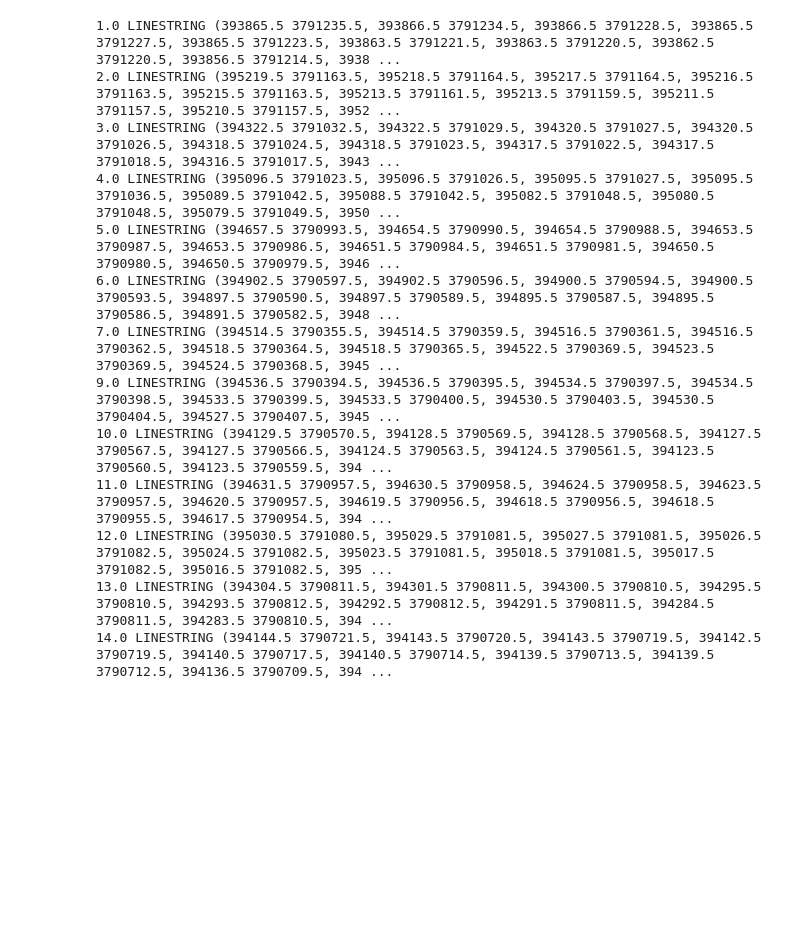
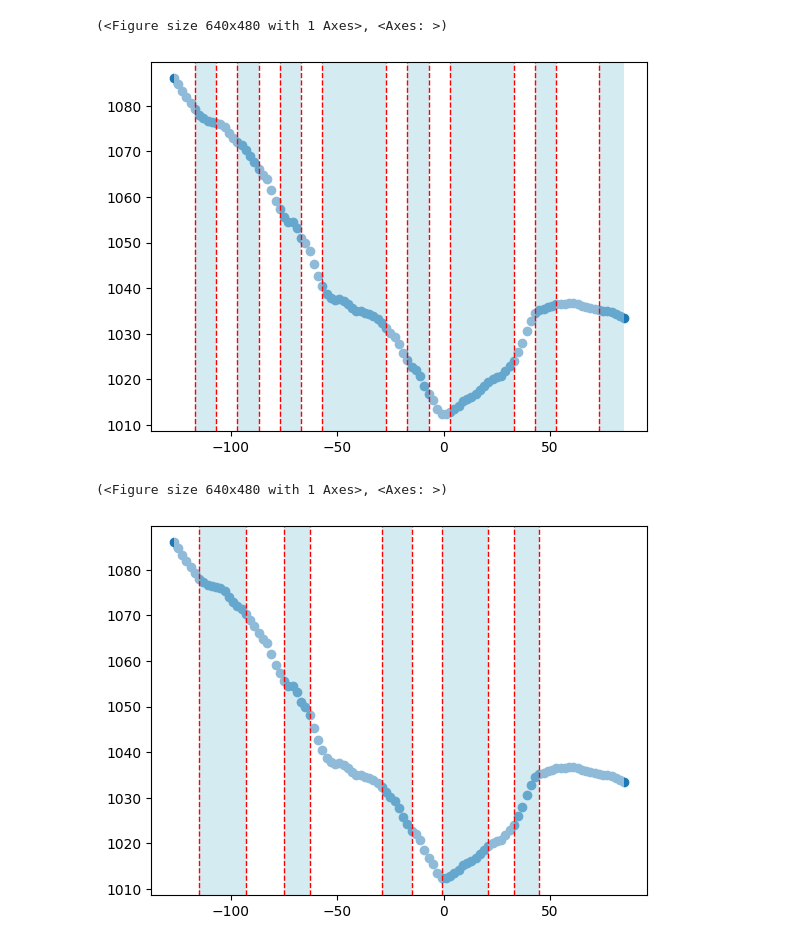
Before and after one commit to avkoehl/valleyx, a Jupyter notebook: notebooks/valleyfloor_test.ipynb, the cells around one changed output. Saved outputs shown, nothing was run; the diff lists cells and outputs as text; code cells hidden in the pictures; blank space fills up the shorter version.

```diff
--- a/notebooks/valleyfloor_test.ipynb
+++ b/notebooks/valleyfloor_test.ipynb
@@ -112,17 +65,0 @@ aligned_flowlines
-# %%
-for idx, val in aligned_flowlines.items():
-    print(idx, val)
-# %% [output]
-1.0 LINESTRING (393865.5 3791235.5, 393866.5 3791234.5, 393866.5 3791228.5, 393865.5 3791227.5, 393865.5 3791223.5, 393863.5 3791221.5, 393863.5 3791220.5, 393862.5 3791220.5, 393856.5 3791214.5, 3938 ...
-2.0 LINESTRING (395219.5 3791163.5, 395218.5 3791164.5, 395217.5 3791164.5, 395216.5 3791163.5, 395215.5 3791163.5, 395213.5 3791161.5, 395213.5 3791159.5, 395211.5 3791157.5, 395210.5 3791157.5, 3952 ...
-3.0 LINESTRING (394322.5 3791032.5, 394322.5 3791029.5, 394320.5 3791027.5, 394320.5 3791026.5, 394318.5 3791024.5, 394318.5 3791023.5, 394317.5 3791022.5, 394317.5 3791018.5, 394316.5 3791017.5, 3943 ...
-4.0 LINESTRING (395096.5 3791023.5, 395096.5 3791026.5, 395095.5 3791027.5, 395095.5 3791036.5, 395089.5 3791042.5, 395088.5 3791042.5, 395082.5 3791048.5, 395080.5 3791048.5, 395079.5 3791049.5, 3950 ...
-5.0 LINESTRING (394657.5 3790993.5, 394654.5 3790990.5, 394654.5 3790988.5, 394653.5 3790987.5, 394653.5 3790986.5, 394651.5 3790984.5, 394651.5 3790981.5, 394650.5 3790980.5, 394650.5 3790979.5, 3946 ...
-6.0 LINESTRING (394902.5 3790597.5, 394902.5 3790596.5, 394900.5 3790594.5, 394900.5 3790593.5, 394897.5 3790590.5, 394897.5 3790589.5, 394895.5 3790587.5, 394895.5 3790586.5, 394891.5 3790582.5, 3948 ...
-7.0 LINESTRING (394514.5 3790355.5, 394514.5 3790359.5, 394516.5 3790361.5, 394516.5 3790362.5, 394518.5 3790364.5, 394518.5 3790365.5, 394522.5 3790369.5, 394523.5 3790369.5, 394524.5 3790368.5, 3945 ...
-9.0 LINESTRING (394536.5 3790394.5, 394536.5 3790395.5, 394534.5 3790397.5, 394534.5 3790398.5, 394533.5 3790399.5, 394533.5 3790400.5, 394530.5 3790403.5, 394530.5 3790404.5, 394527.5 3790407.5, 3945 ...
-10.0 LINESTRING (394129.5 3790570.5, 394128.5 3790569.5, 394128.5 3790568.5, 394127.5 3790567.5, 394127.5 3790566.5, 394124.5 3790563.5, 394124.5 3790561.5, 394123.5 3790560.5, 394123.5 3790559.5, 394 ...
-11.0 LINESTRING (394631.5 3790957.5, 394630.5 3790958.5, 394624.5 3790958.5, 394623.5 3790957.5, 394620.5 3790957.5, 394619.5 3790956.5, 394618.5 3790956.5, 394618.5 3790955.5, 394617.5 3790954.5, 394 ...
-12.0 LINESTRING (395030.5 3791080.5, 395029.5 3791081.5, 395027.5 3791081.5, 395026.5 3791082.5, 395024.5 3791082.5, 395023.5 3791081.5, 395018.5 3791081.5, 395017.5 3791082.5, 395016.5 3791082.5, 395 ...
-13.0 LINESTRING (394304.5 3790811.5, 394301.5 3790811.5, 394300.5 3790810.5, 394295.5 3790810.5, 394293.5 3790812.5, 394292.5 3790812.5, 394291.5 3790811.5, 394284.5 3790811.5, 394283.5 3790810.5, 394 ...
-14.0 LINESTRING (394144.5 3790721.5, 394143.5 3790720.5, 394143.5 3790719.5, 394142.5 3790719.5, 394140.5 3790717.5, 394140.5 3790714.5, 394139.5 3790713.5, 394139.5 3790712.5, 394136.5 3790709.5, 394 ...
@@ -128,0 +68,13 @@ for idx, val in aligned_flowlines.items():
+# %%
+labels, bps = mean_shift(sample['slope'].values)
+# %%
+plot_segments(sample['alpha'], sample['conditioned_dem'], labels, bps)
+# %% [output]
+(<Figure size 640x480 with 1 Axes>, <Axes: >)
+[figure, added]
+# %%
+labels, bps = elevation_simplification(sample['conditioned_dem'], sample['alpha'], epsilon=0.5)
+plot_segments(sample['alpha'], sample['conditioned_dem'], labels, bps)
+# %% [output]
+(<Figure size 640x480 with 1 Axes>, <Axes: >)
+[figure, added]
```
Also changed, not shown: parts of 12 cells of this notebook, 2 other files.
